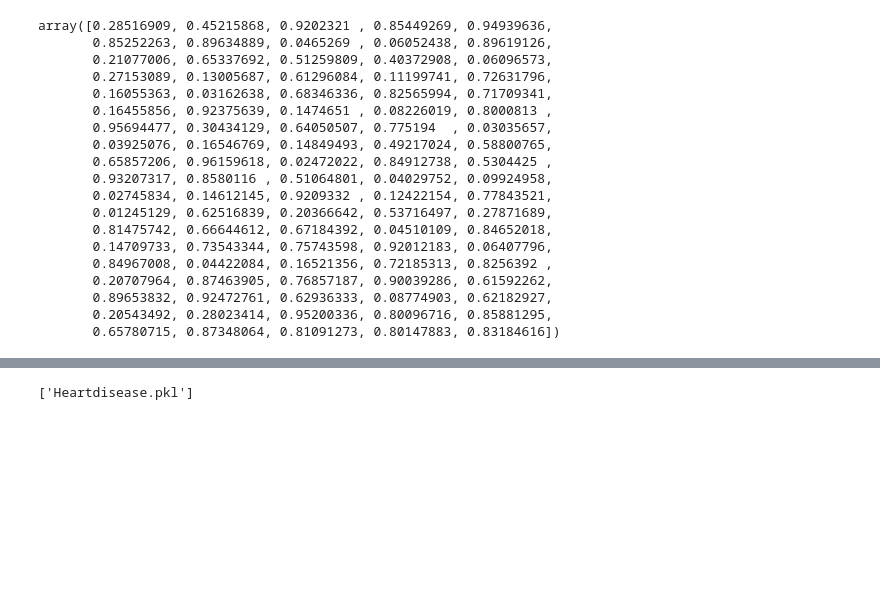
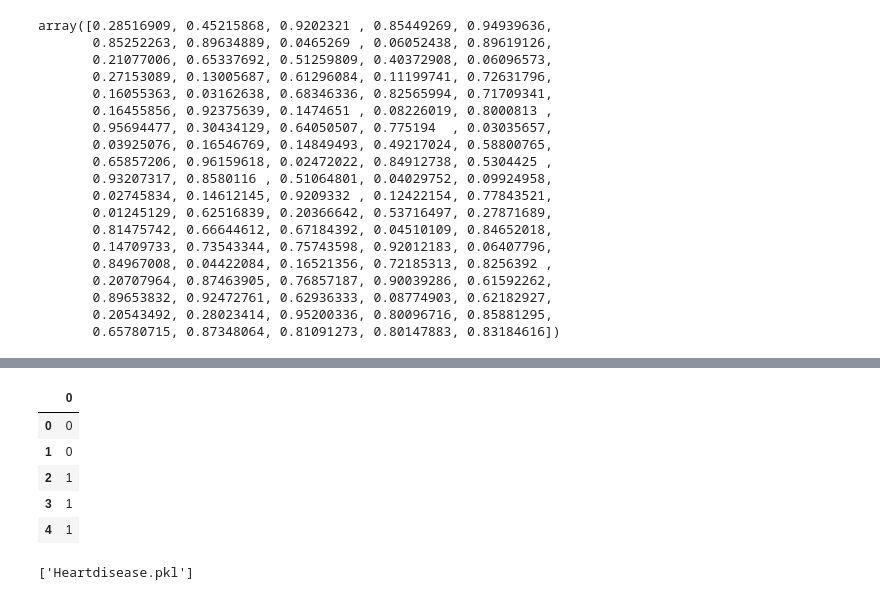
Before and after one commit to sonirl/DT_Evaluation-projects, a Jupyter notebook: Project_5_heartdisease.ipynb, the cells around one changed output, grey strips where cells are left out. Drawn from its saved outputs; the diff is of its cells as text; code cells hidden in the pictures; blank space fills up the shorter version.

```diff
--- a/Project_5_heartdisease.ipynb
+++ b/Project_5_heartdisease.ipynb
@@ -582,0 +594,10 @@ plt.show()
+# %%
+result = pd.DataFrame(lr_pred_new)
+result.head()
+# %% [output]
+|  | 0 |
+| 0 | 0 |
+| 1 | 0 |
+| 2 | 1 |
+| 3 | 1 |
+| 4 | 1 |
```
Also changed, not shown: parts of 7 cells of this notebook.
